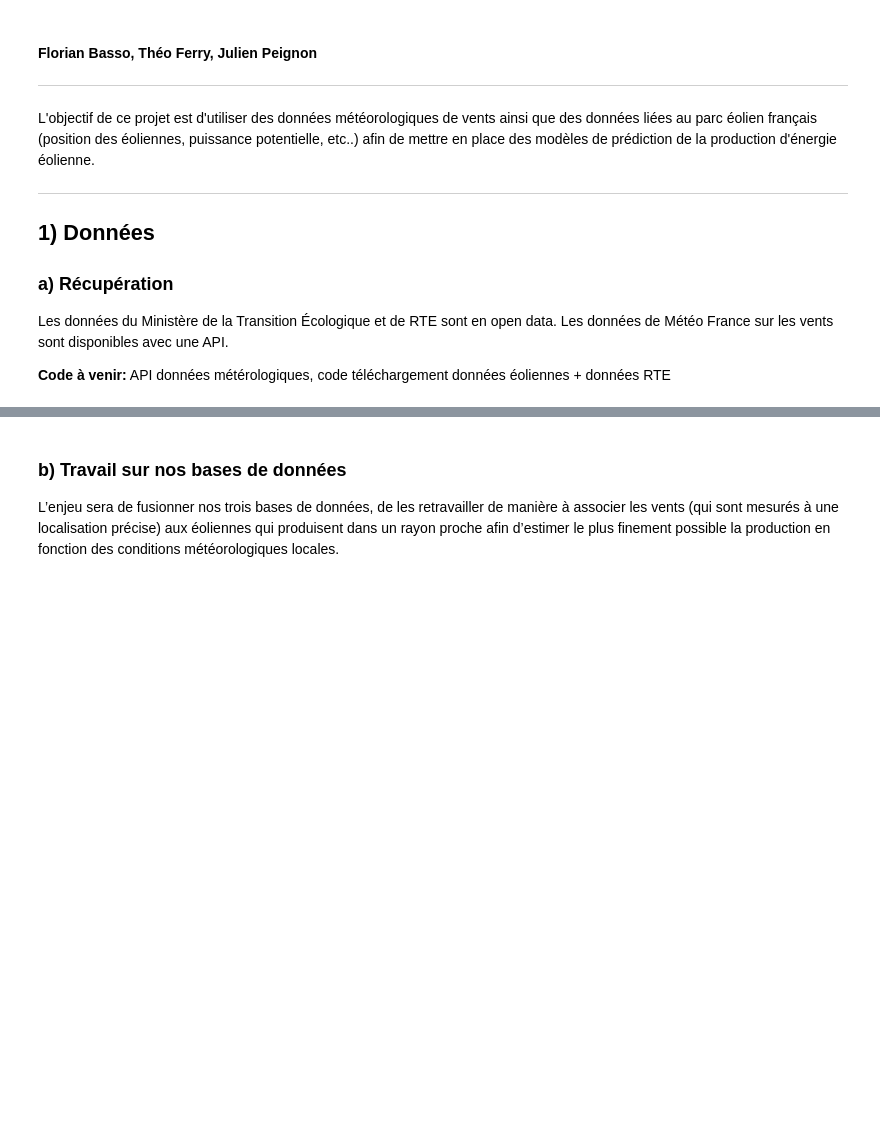
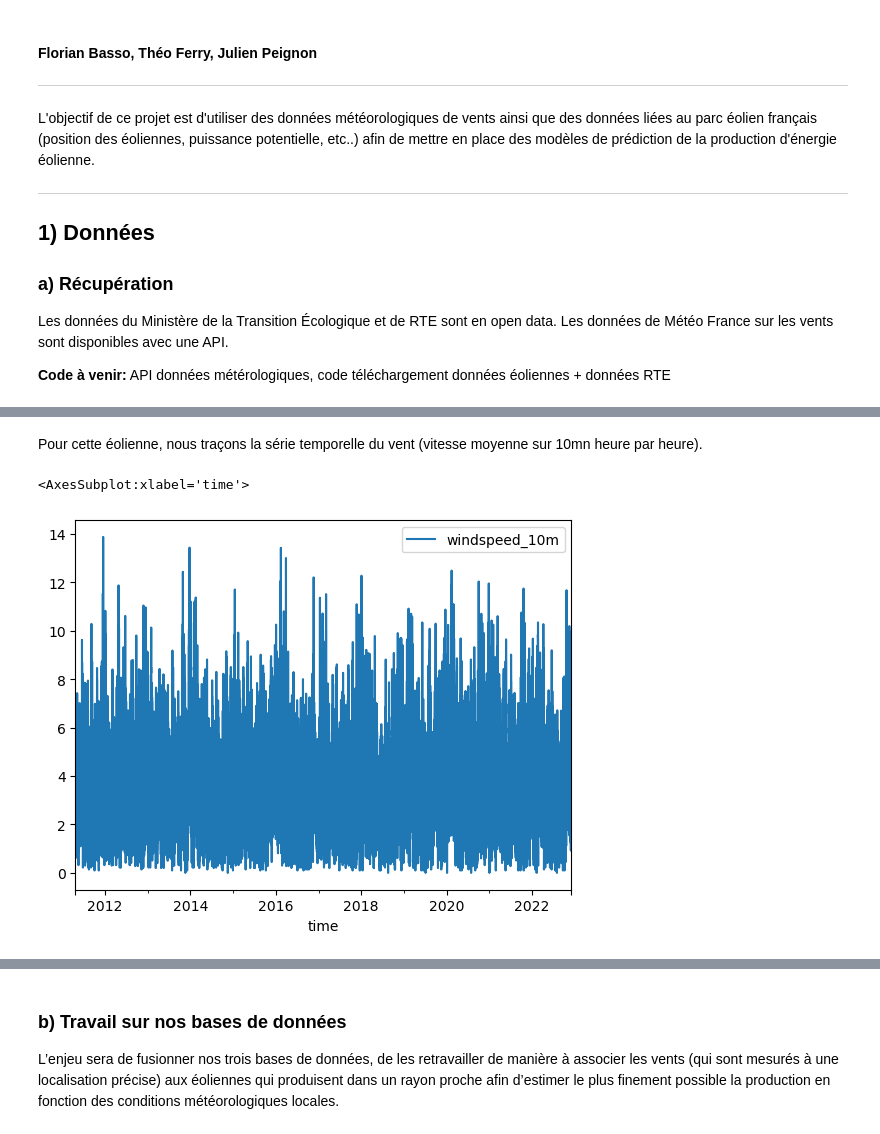
Before and after one commit to Basso42/Production-eolienne-ENSAE, a Jupyter notebook: ProjetPython.ipynb, the cells around one changed output, grey strips where cells are left out. Drawn from its saved outputs; the diff is of its cells as text; code cells hidden in the pictures; blank space fills up the shorter version.

Commit message:
mise en forme

```diff
--- a/ProjetPython.ipynb
+++ b/ProjetPython.ipynb
@@ -11,0 +220,4 @@ Les données du Ministère de la Transition Écologique et de RTE sont en open d
+# %%
+a = caract_eoliennes.geometry[0]
+print(a)
+print(a.x)
@@ -11,0 +227,6 @@ Les données du Ministère de la Transition Écologique et de RTE sont en open d
+# %%
+latitude=str(a.y)
+longitude=str(a.x)
+start_date=str(pd.to_datetime(caract_eoliennes.date_mise_en_service[0]).date())
+print(start_date)
+end_date="2022-12-04"
@@ -11,0 +235,13 @@ Les données du Ministère de la Transition Écologique et de RTE sont en open d
+# %%
+complete_url = base_url + "latitude=" + latitude + "&longitude=" + longitude + "&hourly=windspeed_10m&windspeed_unit=ms&start_date="+start_date+"&end_date="+end_date
+
+
+import json
+json.rep = requests.get(complete_url).json()
+# %%
+donnees_vent = pd.DataFrame(json.rep['hourly'])
+
+donnees_vent['time'] = pd.to_datetime(donnees_vent['time'])
+donnees_vent = donnees_vent.set_index('time')
+
+donnees_vent.head()
@@ -11,0 +256,7 @@ Les données du Ministère de la Transition Écologique et de RTE sont en open d
+# %% [markdown]
+Pour cette éolienne, nous traçons la série temporelle du vent (vitesse moyenne sur 10mn heure par heure).
+# %%
+donnees_vent.plot()
+# %% [output]
+<AxesSubplot:xlabel='time'>
+[figure, added]
```
Also changed, not shown: parts of 91 cells of this notebook, 1 other file.
